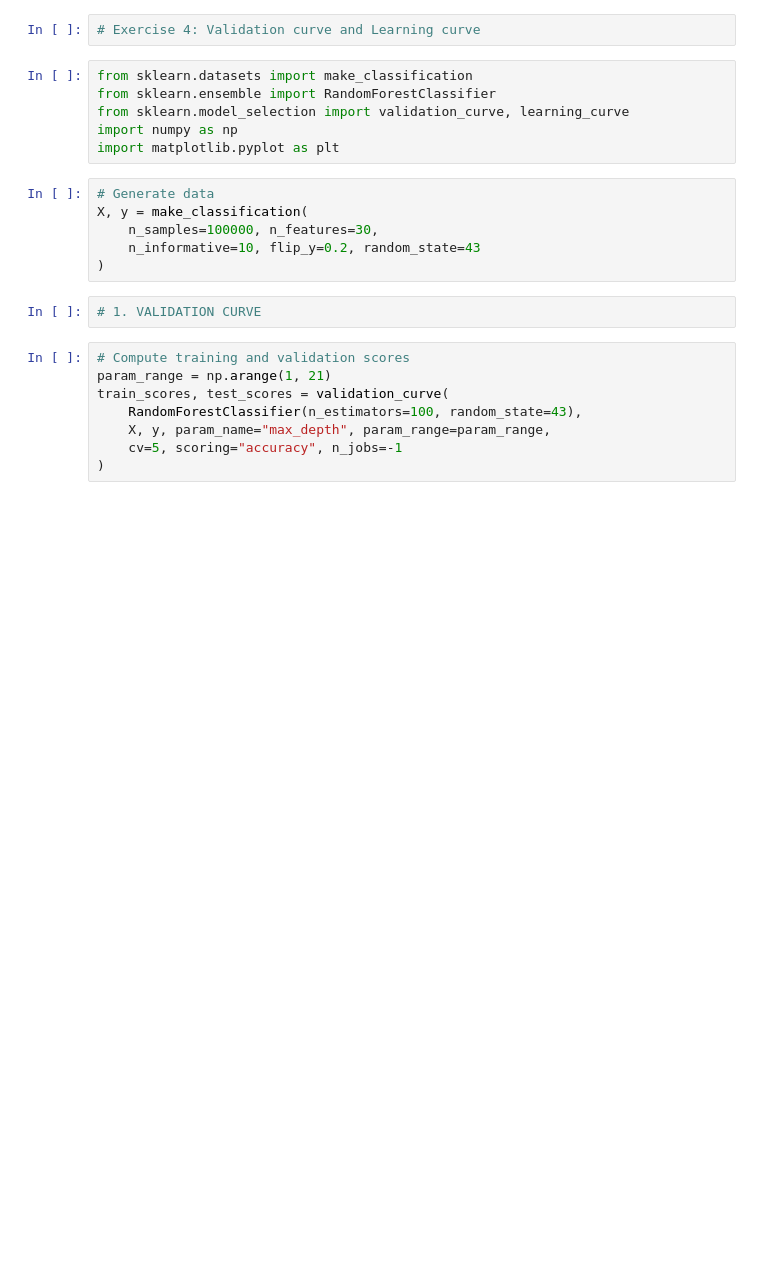
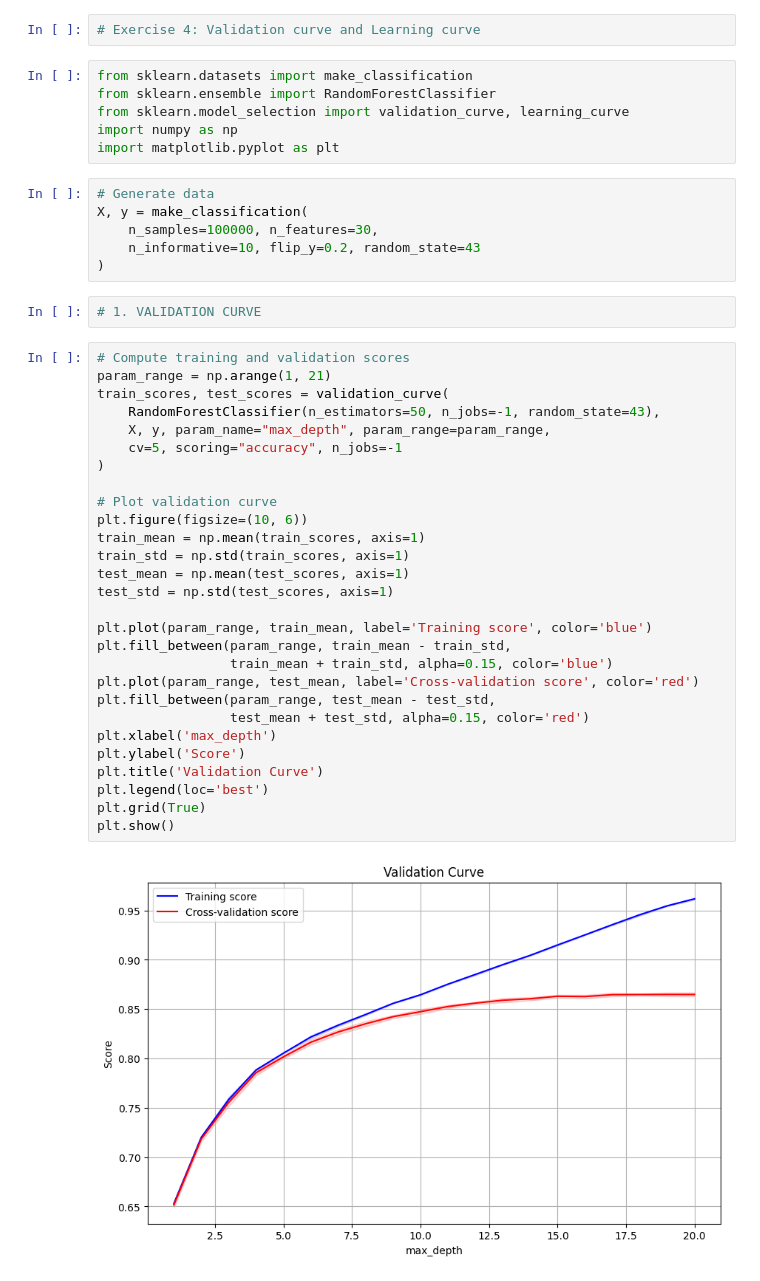
Before and after one commit to stkisengese/model-selection, a Jupyter notebook: validation_and_learning_curves.ipynb, the cells around one changed output. Drawn from its saved outputs; the diff is of its cells as text; blank space fills up the shorter version.

Commit message:
feat: plotting validation curve

```diff
--- a/validation_and_learning_curves.ipynb
+++ b/validation_and_learning_curves.ipynb
@@ -14,11 +14,33 @@ X, y = make_classification(
 )
 # %%
 # 1. VALIDATION CURVE
-# %%
-# Compute training and validation scores
-param_range = np.arange(1, 21)
-train_scores, test_scores = validation_curve(
-    RandomForestClassifier(n_estimators=100, random_state=43),
-    X, y, param_name="max_depth", param_range=param_range,
-    cv=5, scoring="accuracy", n_jobs=-1
-)
+# %%
+# Compute training and validation scores
+param_range = np.arange(1, 21)
+train_scores, test_scores = validation_curve(
+    RandomForestClassifier(n_estimators=50, n_jobs=-1, random_state=43),
+    X, y, param_name="max_depth", param_range=param_range,
+    cv=5, scoring="accuracy", n_jobs=-1
+)
+
+# Plot validation curve
+plt.figure(figsize=(10, 6))
+train_mean = np.mean(train_scores, axis=1)
+train_std = np.std(train_scores, axis=1)
+test_mean = np.mean(test_scores, axis=1)
+test_std = np.std(test_scores, axis=1)
+
+plt.plot(param_range, train_mean, label='Training score', color='blue')
+plt.fill_between(param_range, train_mean - train_std,
+                 train_mean + train_std, alpha=0.15, color='blue')
+plt.plot(param_range, test_mean, label='Cross-validation score', color='red')
+plt.fill_between(param_range, test_mean - test_std,
+                 test_mean + test_std, alpha=0.15, color='red')
+plt.xlabel('max_depth')
+plt.ylabel('Score')
+plt.title('Validation Curve')
+plt.legend(loc='best')
+plt.grid(True)
+plt.show()
+# %% [output]
+[figure, added]
```
